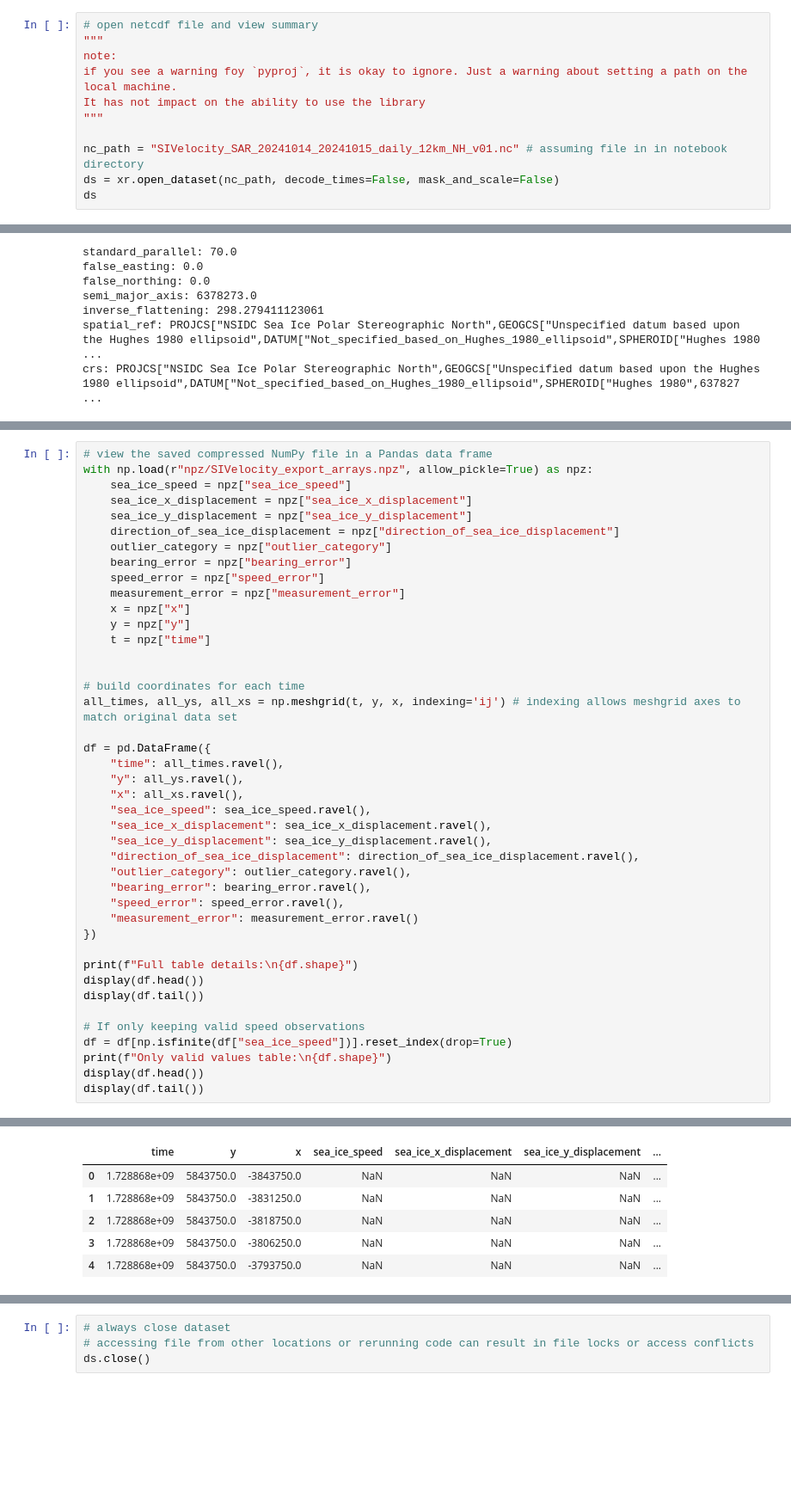
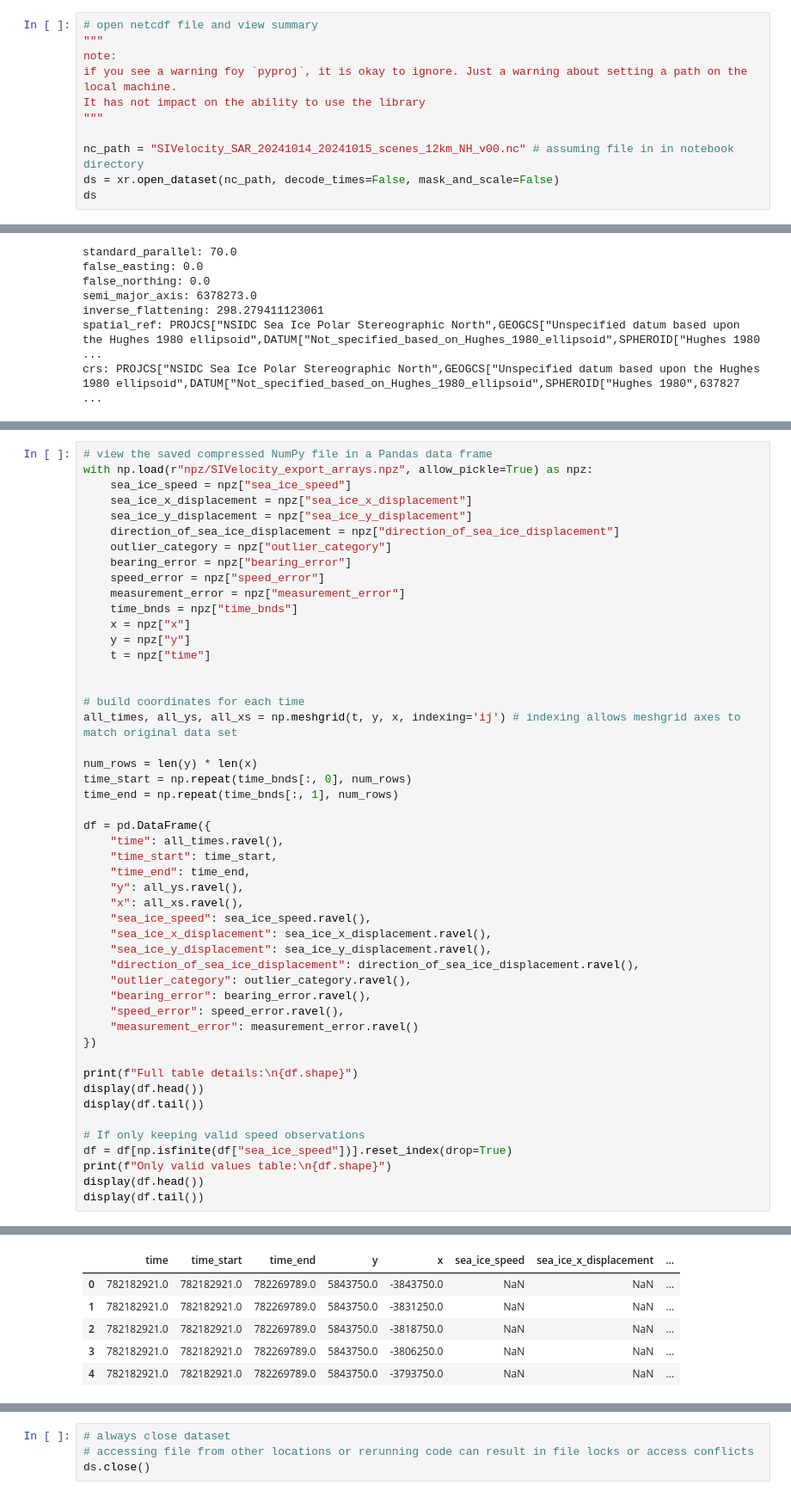
Before and after one commit to BG-NOAA/read_sar_drift_netcdf, a Jupyter notebook: read_netcdf_tutorial.ipynb, the cells around one changed output, grey strips where cells are left out. Shown at 86% size. Saved outputs shown, nothing was run; the diff lists cells and outputs as text; blank space fills up the shorter version.

Commit message:
time_bnds patch
Added time_bnds to the NetCDF output. The reader needed to be able to read the new variable.

```diff
--- a/read_netcdf_tutorial.ipynb
+++ b/read_netcdf_tutorial.ipynb
@@ -44,7 +44,7 @@ if you see a warning foy `pyproj`, it is okay to ignore. Just a warning about se
 It has not impact on the ability to use the library
 """
 
-nc_path = "SIVelocity_SAR_20241014_20241015_daily_12km_NH_v01.nc" # assuming file in in notebook directory
+nc_path = "SIVelocity_SAR_20241014_20241015_scenes_12km_NH_v00.nc" # assuming file in in notebook directory
 ds = xr.open_dataset(nc_path, decode_times=False, mask_and_scale=False)
 ds
 # %% [output]
@@ -432,6 +450,7 @@ with np.load(r"npz/SIVelocity_export_arrays.npz", allow_pickle=True) as npz:
     bearing_error = npz["bearing_error"]
     speed_error = npz["speed_error"]
     measurement_error = npz["measurement_error"]
+    time_bnds = npz["time_bnds"]
     x = npz["x"]
     y = npz["y"]
     t = npz["time"]
@@ -440,8 +459,14 @@ with np.load(r"npz/SIVelocity_export_arrays.npz", allow_pickle=True) as npz:
 # build coordinates for each time
 all_times, all_ys, all_xs = np.meshgrid(t, y, x, indexing='ij') # indexing allows meshgrid axes to match original data set
 
+num_rows = len(y) * len(x)
+time_start = np.repeat(time_bnds[:, 0], num_rows)
+time_end = np.repeat(time_bnds[:, 1], num_rows)
+
 df = pd.DataFrame({
     "time": all_times.ravel(),
+    "time_start": time_start,
+    "time_end": time_end,
     "y": all_ys.ravel(),
     "x": all_xs.ravel(),
     "sea_ice_speed": sea_ice_speed.ravel(),
@@ -469,6 +494,6 @@ Full table details:
-|  | time | y | x | sea_ice_speed | sea_ice_x_displacement | sea_ice_y_displacement | ... |
-| 0 | 1.728868e+09 | 5843750.0 | -3843750.0 | NaN | NaN | NaN | ... |
-| 1 | 1.728868e+09 | 5843750.0 | -3831250.0 | NaN | NaN | NaN | ... |
-| 2 | 1.728868e+09 | 5843750.0 | -3818750.0 | NaN | NaN | NaN | ... |
-| 3 | 1.728868e+09 | 5843750.0 | -3806250.0 | NaN | NaN | NaN | ... |
-| 4 | 1.728868e+09 | 5843750.0 | -3793750.0 | NaN | NaN | NaN | ... |
+|  | time | time_start | time_end | y | x | sea_ice_speed | sea_ice_x_displacement | ... |
+| 0 | 782182921.0 | 782182921.0 | 782269789.0 | 5843750.0 | -3843750.0 | NaN | NaN | ... |
+| 1 | 782182921.0 | 782182921.0 | 782269789.0 | 5843750.0 | -3831250.0 | NaN | NaN | ... |
+| 2 | 782182921.0 | 782182921.0 | 782269789.0 | 5843750.0 | -3818750.0 | NaN | NaN | ... |
+| 3 | 782182921.0 | 782182921.0 | 782269789.0 | 5843750.0 | -3806250.0 | NaN | NaN | ... |
+| 4 | 782182921.0 | 782182921.0 | 782269789.0 | 5843750.0 | -3793750.0 | NaN | NaN | ... |
```
Also changed, not shown: parts of 10 cells of this notebook, 5 other files.
